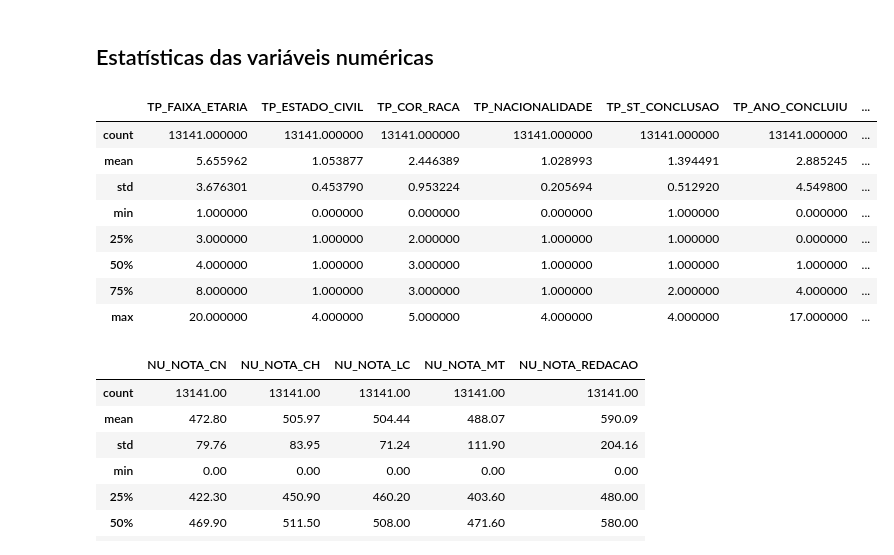
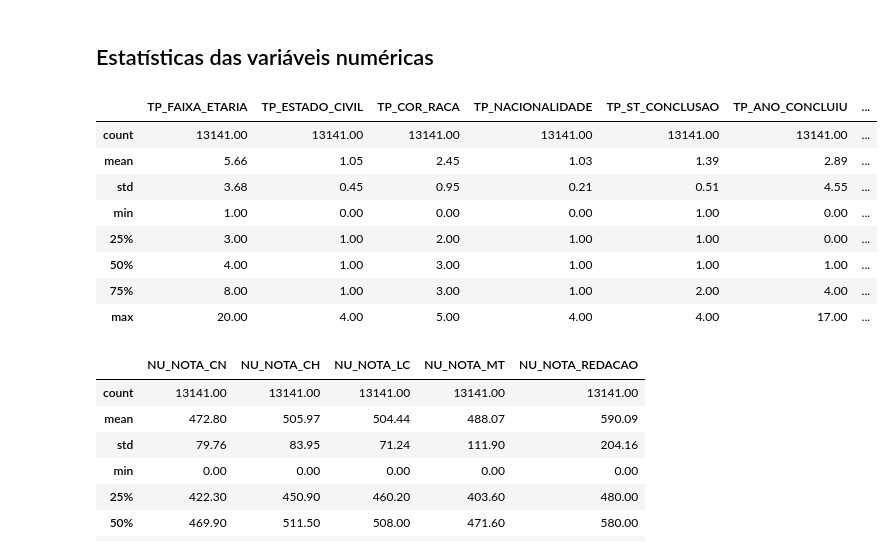
Before and after one commit to mvs105/TESI1---2026.1, a Jupyter notebook: analise_exploratoria_enem_acre.ipynb, the cells around one changed output. Cells and saved outputs as stored; diff of their text form; code cells hidden in the pictures.

```diff
--- a/analise_exploratoria_enem_acre.ipynb
+++ b/analise_exploratoria_enem_acre.ipynb
@@ -94,17 +94,17 @@ Duplicados: 0
 # %% [markdown]
 ## Estatísticas das variáveis numéricas
 # %%
-df_acre.describe()
+df_acre.describe().round(2)
 # %% [output]
 |  | TP_FAIXA_ETARIA | TP_ESTADO_CIVIL | TP_COR_RACA | TP_NACIONALIDADE | TP_ST_CONCLUSAO | TP_ANO_CONCLUIU | ... |
-| count | 13141.000000 | 13141.000000 | 13141.000000 | 13141.000000 | 13141.000000 | 13141.000000 | ... |
-| mean | 5.655962 | 1.053877 | 2.446389 | 1.028993 | 1.394491 | 2.885245 | ... |
-| std | 3.676301 | 0.453790 | 0.953224 | 0.205694 | 0.512920 | 4.549800 | ... |
-| min | 1.000000 | 0.000000 | 0.000000 | 0.000000 | 1.000000 | 0.000000 | ... |
-| 25% | 3.000000 | 1.000000 | 2.000000 | 1.000000 | 1.000000 | 0.000000 | ... |
-| 50% | 4.000000 | 1.000000 | 3.000000 | 1.000000 | 1.000000 | 1.000000 | ... |
-| 75% | 8.000000 | 1.000000 | 3.000000 | 1.000000 | 2.000000 | 4.000000 | ... |
-| max | 20.000000 | 4.000000 | 5.000000 | 4.000000 | 4.000000 | 17.000000 | ... |
+| count | 13141.00 | 13141.00 | 13141.00 | 13141.00 | 13141.00 | 13141.00 | ... |
+| mean | 5.66 | 1.05 | 2.45 | 1.03 | 1.39 | 2.89 | ... |
+| std | 3.68 | 0.45 | 0.95 | 0.21 | 0.51 | 4.55 | ... |
+| min | 1.00 | 0.00 | 0.00 | 0.00 | 1.00 | 0.00 | ... |
+| 25% | 3.00 | 1.00 | 2.00 | 1.00 | 1.00 | 0.00 | ... |
+| 50% | 4.00 | 1.00 | 3.00 | 1.00 | 1.00 | 1.00 | ... |
+| 75% | 8.00 | 1.00 | 3.00 | 1.00 | 2.00 | 4.00 | ... |
+| max | 20.00 | 4.00 | 5.00 | 4.00 | 4.00 | 17.00 | ... |
 # %%
 notas = [
     "NU_NOTA_CN",
```
Also changed, not shown: parts of 8 cells of this notebook.
